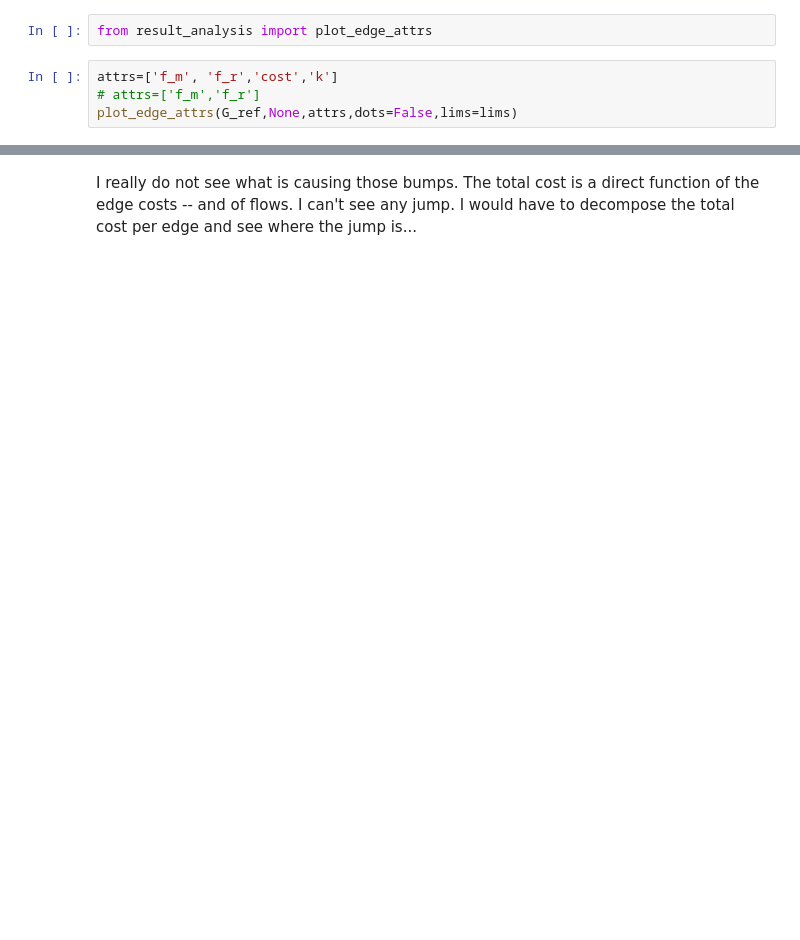
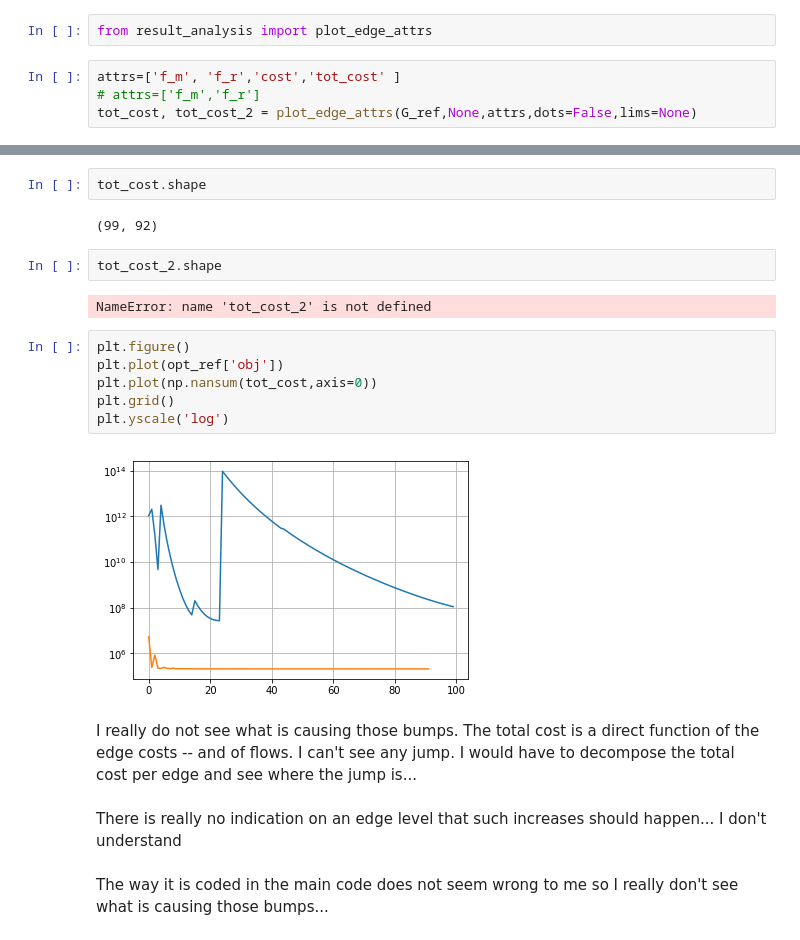
Before and after one commit to LucasFuentesValenzuela/ICU, a Jupyter notebook: notebooks/Understanding the bumps -- where do they come from? .ipynb, the cells around one changed output, grey strips where cells are left out. Drawn from its saved outputs; the diff is of its cells as text; blank space fills up the shorter version.

```diff
--- a/notebooks/Understanding the bumps -- where do they come from? .ipynb
+++ b/notebooks/Understanding the bumps -- where do they come from? .ipynb
@@ -73,7 +93,7 @@ plt.xlim(lims)
 # %%
 from result_analysis import plot_edge_attrs
 # %%
-attrs=['f_m', 'f_r','cost','k']
+attrs=['f_m', 'f_r','cost','tot_cost' ]
 # attrs=['f_m','f_r']
-plot_edge_attrs(G_ref,None,attrs,dots=False,lims=lims)
+tot_cost, tot_cost_2 = plot_edge_attrs(G_ref,None,attrs,dots=False,lims=None)
 # %% [output]
@@ -81,2 +108,22 @@ plot_edge_attrs(G_ref,None,attrs,dots=False,lims=lims)
+# %%
+tot_cost.shape
+# %% [output]
+(99, 92)
+# %%
+tot_cost_2.shape
+# %% [output]
+NameError: name 'tot_cost_2' is not defined
+# %%
+plt.figure()
+plt.plot(opt_ref['obj'])
+plt.plot(np.nansum(tot_cost,axis=0))
+plt.grid()
+plt.yscale('log')
+# %% [output]
+[figure, added]
 # %% [markdown]
 I really do not see what is causing those bumps. The total cost is a direct function of the edge costs -- and of flows. I can't see any jump. I would have to decompose the total cost per edge and see where the jump is...
+# %% [markdown]
+There is really no indication on an edge level that such increases should happen... I don't understand
+# %% [markdown]
+The way it is coded in the main code does not seem wrong to me so I really don't see what is causing those bumps...
```
Also changed, not shown: parts of 19 cells of this notebook, 4 other files.
